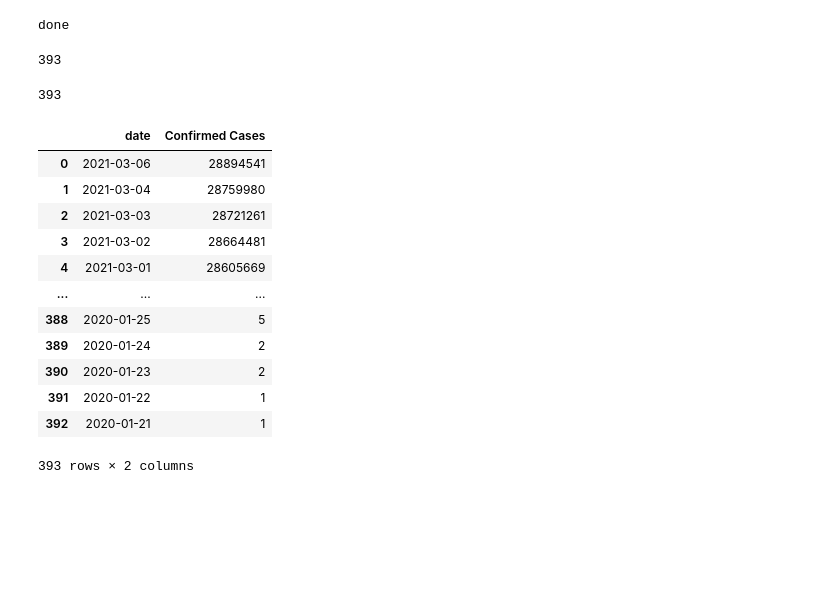
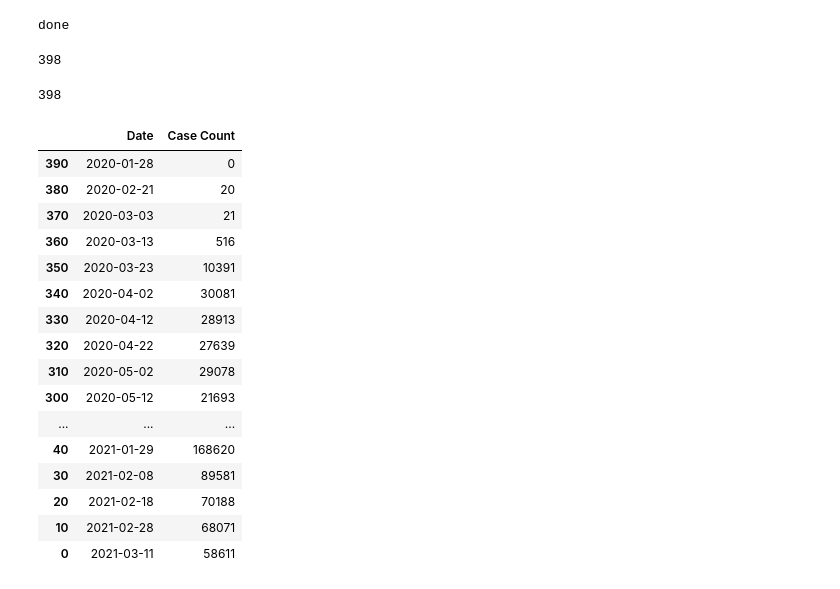
Before and after one commit to lguloy/Covid-Health-Trends, a Jupyter notebook: USA Data.ipynb, the cells around one changed output. Cells and saved outputs as stored; diff of their text form; code cells hidden in the pictures; blank space fills up the shorter version.

```diff
--- a/USA Data.ipynb
+++ b/USA Data.ipynb
@@ -36,10 +37,10 @@ try:
     for time in range(0, len(USA_timeline)):
         if time == 0:
             date.append(USA_timeline[time]["date"])
-            confirmed.append(USA_timeline[time]["confirmed"])
+            confirmed.append(USA_timeline[time]["new_confirmed"])
         elif USA_timeline[time+1]["date"] != USA_timeline[time]["date"]:
             date.append(USA_timeline[time+1]["date"])
-            confirmed.append(USA_timeline[time+1]["confirmed"])
+            confirmed.append(USA_timeline[time+1]["new_confirmed"])
 
 except:
 
@@ -49,28 +50,14 @@ done
 # %%
 len(date)
 # %% [output]
-393
+398
 # %%
 len(confirmed)
 # %% [output]
-393
+398
 # %%
 summary_stats = {
-    "date" : date,
-    "Confirmed Cases" : confirmed
+    "Date" : date,
+    "Case Count" : confirmed
 }
-pd.DataFrame(summary_stats)
+USA_Cases = pd.DataFrame(summary_stats)
-# %% [output]
-|  | date | Confirmed Cases |
-| 0 | 2021-03-06 | 28894541 |
-| 1 | 2021-03-04 | 28759980 |
-| 2 | 2021-03-03 | 28721261 |
-| 3 | 2021-03-02 | 28664481 |
-| 4 | 2021-03-01 | 28605669 |
-| ... | ... | ... |
-| 388 | 2020-01-25 | 5 |
-| 389 | 2020-01-24 | 2 |
-| 390 | 2020-01-23 | 2 |
-| 391 | 2020-01-22 | 1 |
-| 392 | 2020-01-21 | 1 |
-393 rows × 2 columns
@@ -76,0 +68,21 @@ pd.DataFrame(summary_stats)
+# %%
+USA_Cases = USA_Cases.iloc[::-1]
+USA_Cases
+# %% [output]
+|  | Date | Case Count |
+| 390 | 2020-01-28 | 0 |
+| 380 | 2020-02-21 | 20 |
+| 370 | 2020-03-03 | 21 |
+| 360 | 2020-03-13 | 516 |
+| 350 | 2020-03-23 | 10391 |
+| 340 | 2020-04-02 | 30081 |
+| 330 | 2020-04-12 | 28913 |
+| 320 | 2020-04-22 | 27639 |
+| 310 | 2020-05-02 | 29078 |
+| 300 | 2020-05-12 | 21693 |
+| ... | ... | ... |
+| 40 | 2021-01-29 | 168620 |
+| 30 | 2021-02-08 | 89581 |
+| 20 | 2021-02-18 | 70188 |
+| 10 | 2021-02-28 | 68071 |
+| 0 | 2021-03-11 | 58611 |
```
Also changed, not shown: parts of 6 cells of this notebook.
